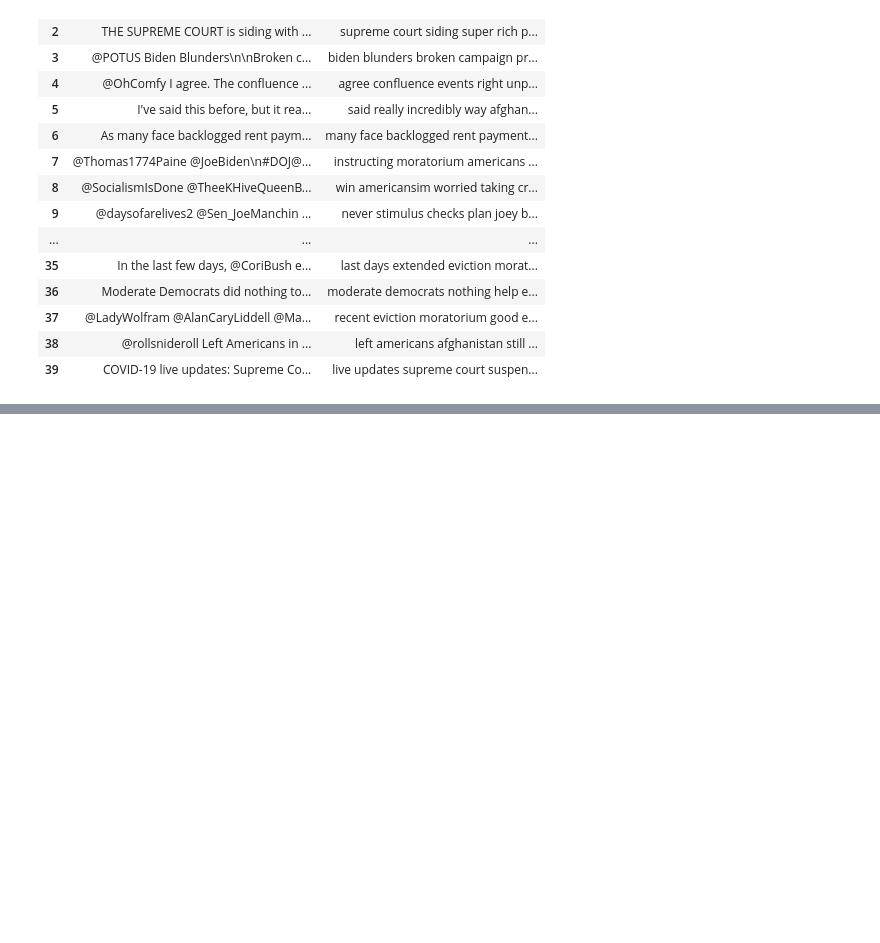
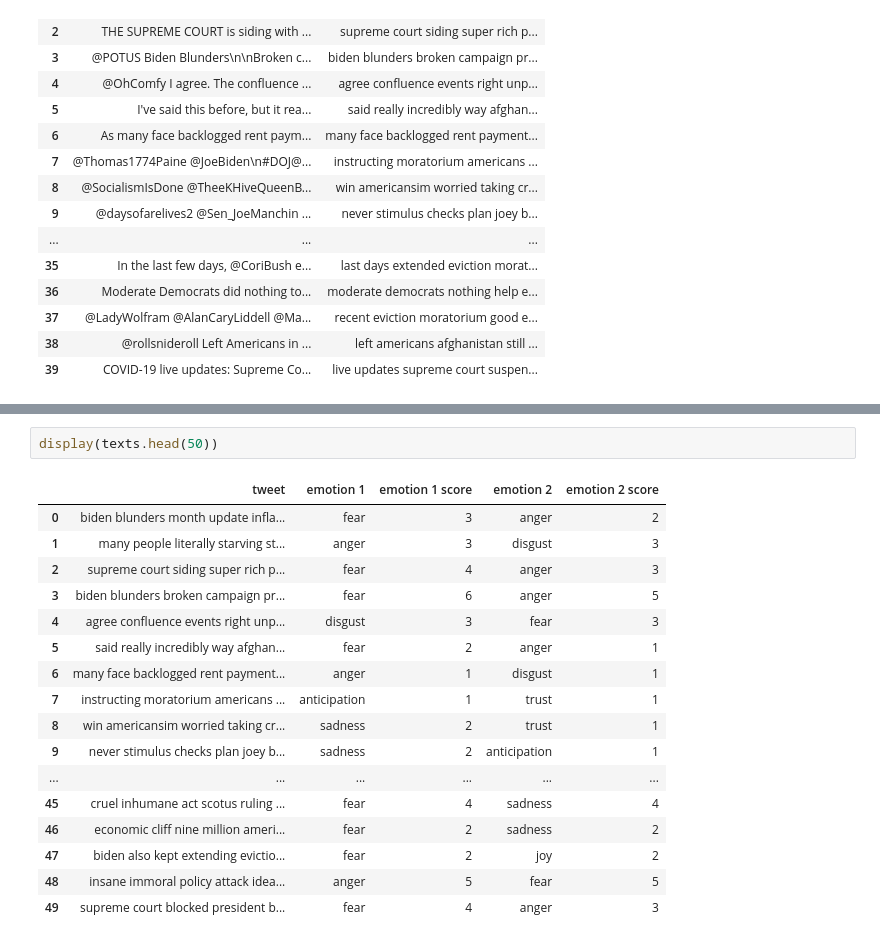
Before and after one commit to alojony/NLP-FakeNews-Detection, a Jupyter notebook: Emotion_Analysis/emotion_analysis.ipynb, the cells around one changed output, grey strips where cells are left out. Drawn from its saved outputs; the diff is of its cells as text; blank space fills up the shorter version.

```diff
--- a/Emotion_Analysis/emotion_analysis.ipynb
+++ b/Emotion_Analysis/emotion_analysis.ipynb
@@ -165,0 +172,20 @@ limited_texts
+# %%
+display(texts.head(50))
+# %% [output]
+|  | tweet | emotion 1 | emotion 1 score | emotion 2 | emotion 2 score |
+| 0 | biden blunders month update infla... | fear | 3 | anger | 2 |
+| 1 | many people literally starving st... | anger | 3 | disgust | 3 |
+| 2 | supreme court siding super rich p... | fear | 4 | anger | 3 |
+| 3 | biden blunders broken campaign pr... | fear | 6 | anger | 5 |
+| 4 | agree confluence events right unp... | disgust | 3 | fear | 3 |
+| 5 | said really incredibly way afghan... | fear | 2 | anger | 1 |
+| 6 | many face backlogged rent payment... | anger | 1 | disgust | 1 |
+| 7 | instructing moratorium americans ... | anticipation | 1 | trust | 1 |
+| 8 | win americansim worried taking cr... | sadness | 2 | trust | 1 |
+| 9 | never stimulus checks plan joey b... | sadness | 2 | anticipation | 1 |
+| ... | ... | ... | ... | ... | ... |
+| 45 | cruel inhumane act scotus ruling ... | fear | 4 | sadness | 4 |
+| 46 | economic cliff nine million ameri... | fear | 2 | sadness | 2 |
+| 47 | biden also kept extending evictio... | fear | 2 | joy | 2 |
+| 48 | insane immoral policy attack idea... | anger | 5 | fear | 5 |
+| 49 | supreme court blocked president b... | fear | 4 | anger | 3 |
```
Also changed, not shown: parts of 10 cells of this notebook, 3 other files.
